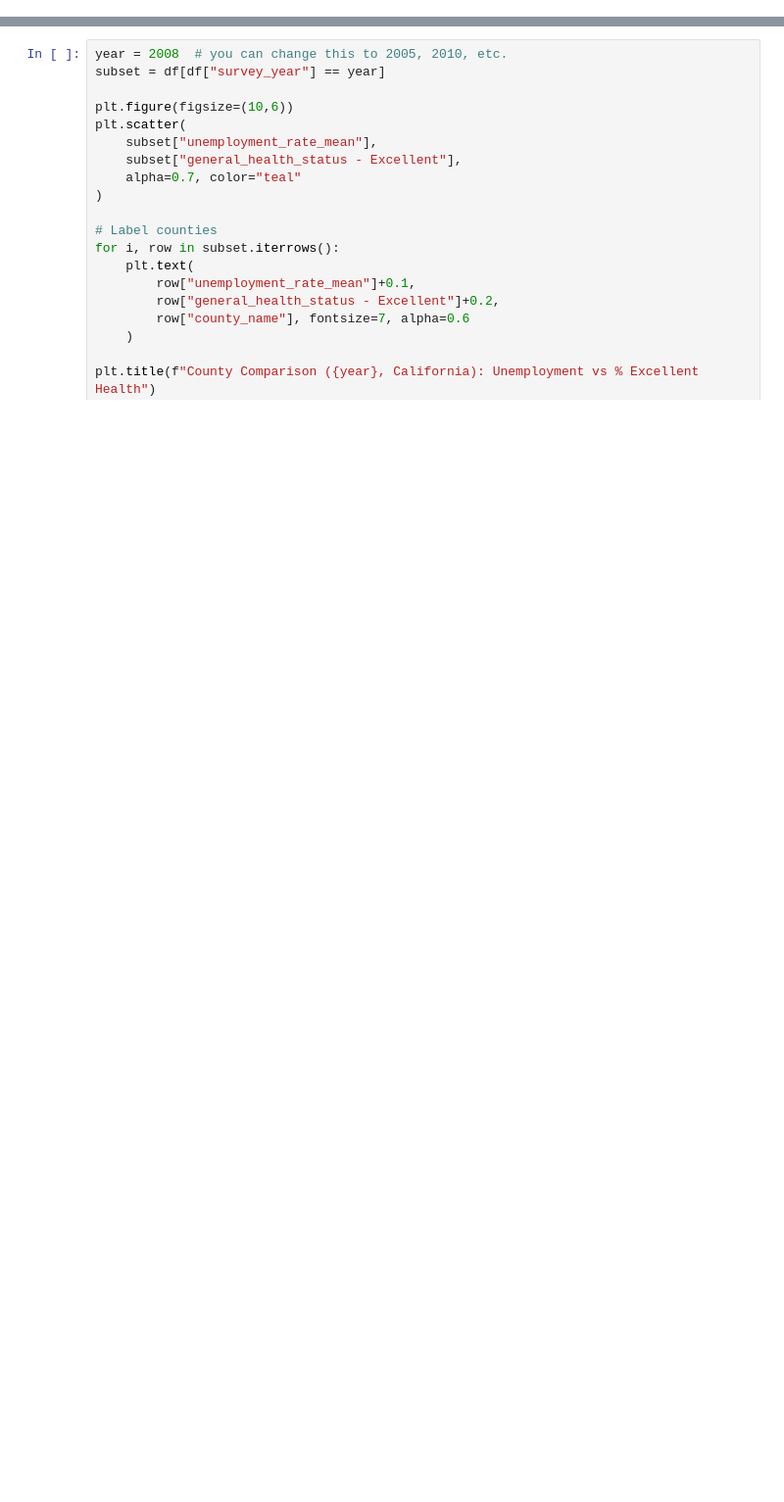
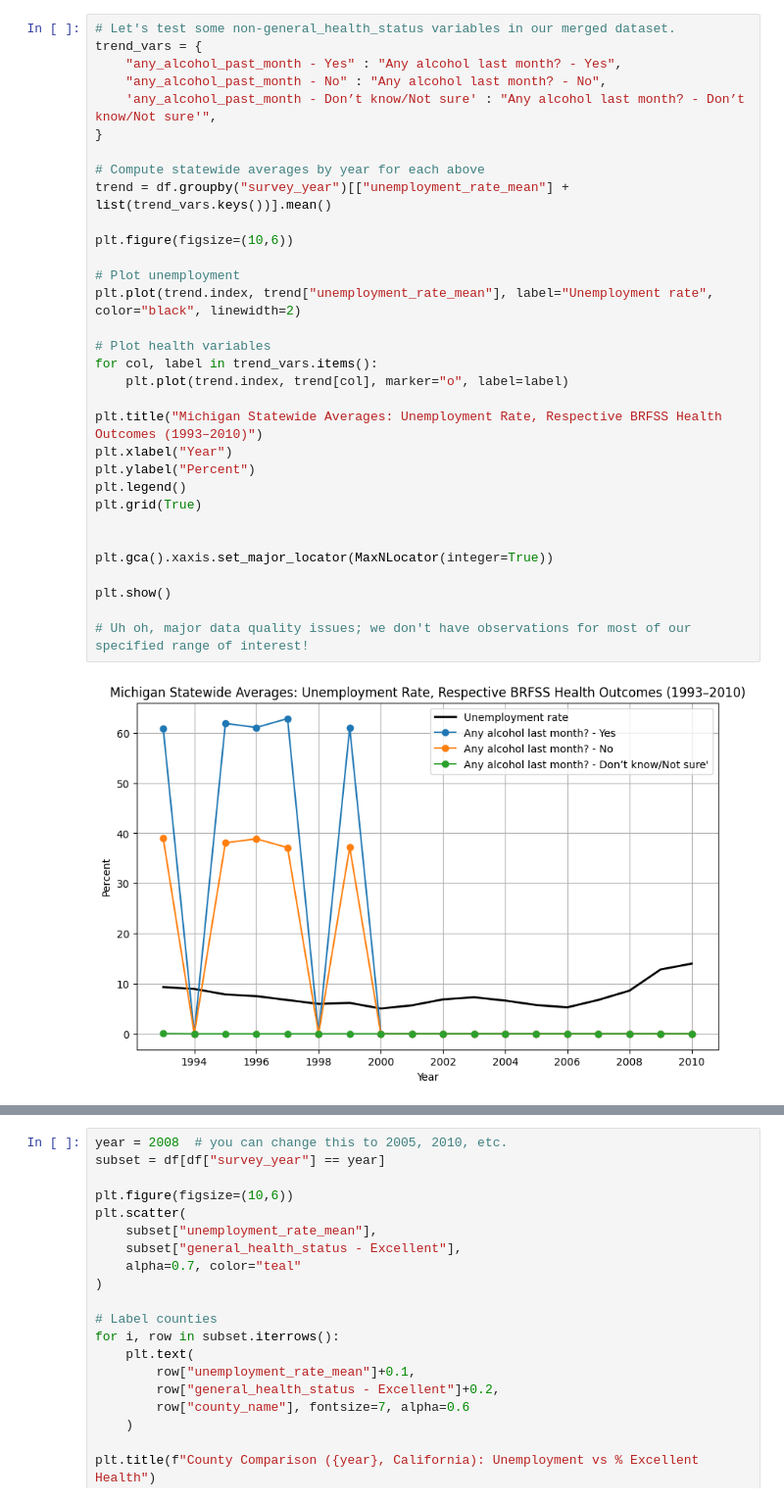
Before and after one commit to nunezjoumich/SIADS593_Impact-of-economic-and-employment-activity-on-public-health-in-Michigan-California, a Jupyter notebook: src/dataviz_ca/02_California_VisualizingBRFSSLAUS.ipynb, the cells around one changed output, grey strips where cells are left out. Shown at 98% size. Drawn from its saved outputs; the diff is of its cells as text; blank space fills up the shorter version.

```diff
--- a/src/dataviz_ca/02_California_VisualizingBRFSSLAUS.ipynb
+++ b/src/dataviz_ca/02_California_VisualizingBRFSSLAUS.ipynb
@@ -109,0 +219,34 @@ strong multicollinearity or other numerical problems.
+# %%
+# Let's test some non-general_health_status variables in our merged dataset.
+trend_vars = {
+    "any_alcohol_past_month - Yes" : "Any alcohol last month? - Yes",
+    "any_alcohol_past_month - No" : "Any alcohol last month? - No",
+    'any_alcohol_past_month - Don’t know/Not sure' : "Any alcohol last month? - Don’t know/Not sure'",
+}
+
+# Compute statewide averages by year for each above
+trend = df.groupby("survey_year")[["unemployment_rate_mean"] + list(trend_vars.keys())].mean()
+
+plt.figure(figsize=(10,6))
+
+# Plot unemployment
+plt.plot(trend.index, trend["unemployment_rate_mean"], label="Unemployment rate", color="black", linewidth=2)
+
+# Plot health variables
+for col, label in trend_vars.items():
+    plt.plot(trend.index, trend[col], marker="o", label=label)
+
+plt.title("Michigan Statewide Averages: Unemployment Rate, Respective BRFSS Health Outcomes (1993–2010)")
+plt.xlabel("Year")
+plt.ylabel("Percent")
+plt.legend()
+plt.grid(True)
+
+
+plt.gca().xaxis.set_major_locator(MaxNLocator(integer=True))
+
+plt.show()
+
+# Uh oh, major data quality issues; we don't have observations for most of our specified range of interest!
+# %% [output]
+[figure, added]
```
Also changed, not shown: parts of 12 cells of this notebook, 5 other files.
